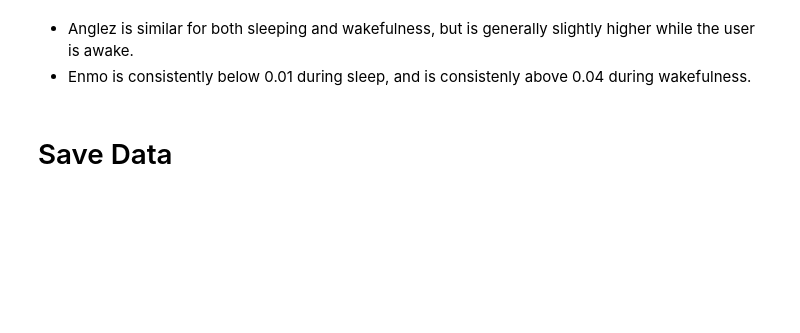
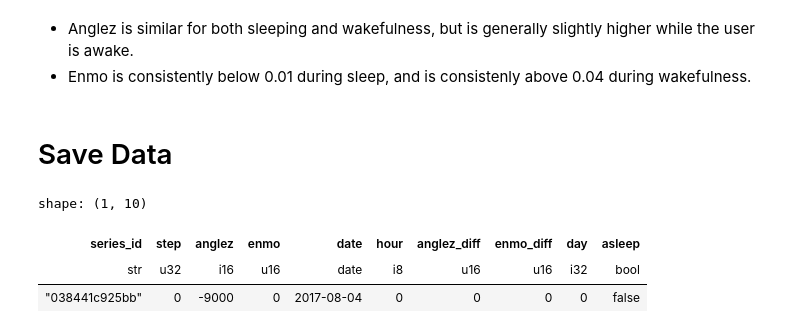
Before and after one commit to heefjones/detect_sleep_states, a Jupyter notebook: eda.ipynb, the cells around one changed output. Drawn from its saved outputs; the diff is of its cells as text; code cells hidden in the pictures; blank space fills up the shorter version.

```diff
--- a/eda.ipynb
+++ b/eda.ipynb
@@ -288,3 +300,10 @@ plot_mean_anglez_enmo(sleep, awake)
 # save data
 data_labeled.write_parquet(root + 'train_series_clean.parquet')
 test.write_parquet(root + 'test_series_clean.parquet')
+# %%
+data_labeled.min()
+# %% [output]
+shape: (1, 10)
+| series_id | step | anglez | enmo | date | hour | anglez_diff | enmo_diff | day | asleep |
+| str | u32 | i16 | u16 | date | i8 | u16 | u16 | i32 | bool |
+| "038441c925bb" | 0 | -9000 | 0 | 2017-08-04 | 0 | 0 | 0 | 0 | false |
```
Also changed, not shown: parts of 5 cells of this notebook, 5 other files.
